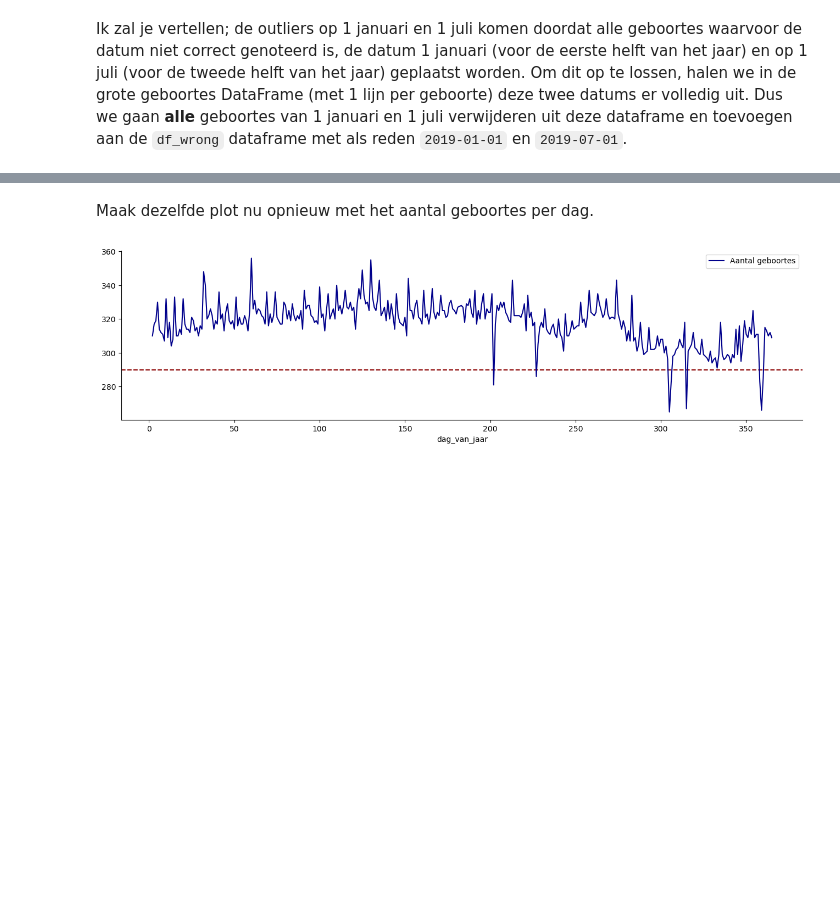
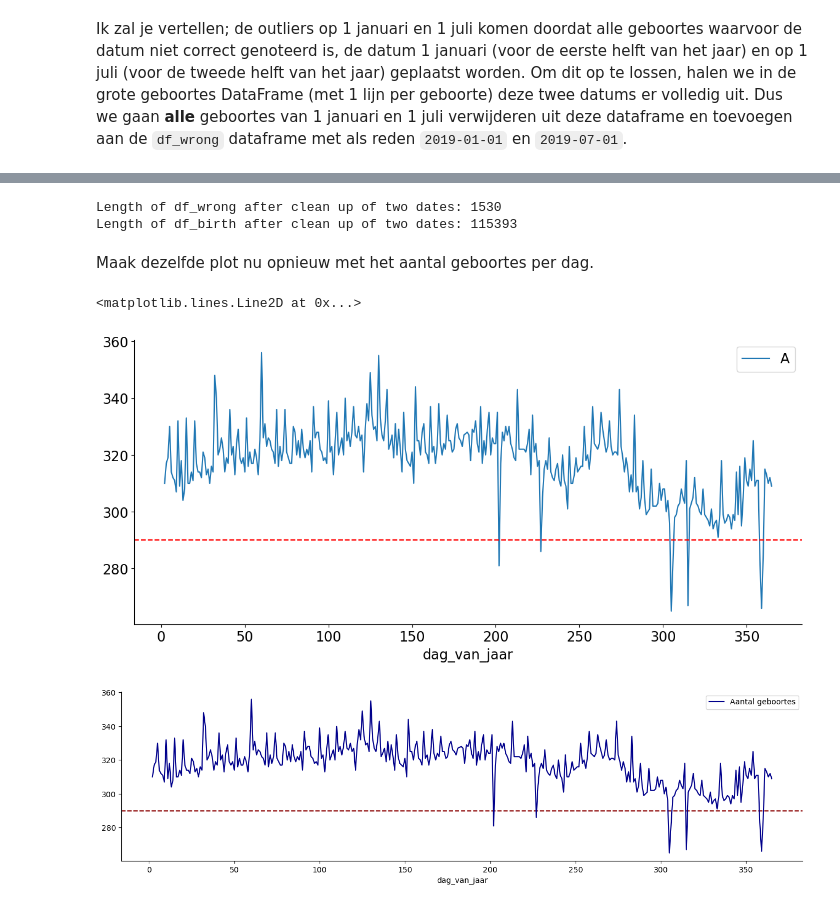
Before and after one commit to cdieltje/ExamenSyntra, a Jupyter notebook: notebooks/examen_deel1.ipynb, the cells around one changed output, grey strips where cells are left out. Cells and saved outputs as stored; diff of their text form; code cells hidden in the pictures; blank space fills up the shorter version.

```diff
--- a/notebooks/examen_deel1.ipynb
+++ b/notebooks/examen_deel1.ipynb
@@ -292,5 +254,38 @@ df_birth.head(5)
+# %%
+# wrong dates in a list
+wrong_dates = ['2019-01-01', '2019-07-01']
+
+# make new df_wrong with all the rows where geboortedatum is in list wrong_dates
+df_wrong_halfyr = df_birth[df_birth['geboortedatum'].isin(wrong_dates)].copy()
+df_wrong_halfyr['motivatie'] = df_wrong_halfyr.geboortedatum
+
+# append new wrong df to former df_wrong
+wrong_df_list = [df_wrong, df_wrong_halfyr]
+df_wrong = pd.concat(wrong_df_list)
+print('Length of df_wrong after clean up of two dates:', len(df_wrong))
+
+# get rows with two dates out of df_birth
+df_birth_clean = df_birth[~df_birth['geboortedatum'].isin(wrong_dates)].copy()
+print('Length of df_birth after clean up of two dates:', len(df_birth_clean))
+# %% [output]
+Length of df_wrong after clean up of two dates: 1530
+Length of df_birth after clean up of two dates: 115393
 # %% [markdown]
 Maak dezelfde plot nu opnieuw met het aantal geboortes per dag.
+# %%
+# Make df that is a groupby of count of df_birth per day after clean-up of two dates
+df_birth_day_clean = df_birth_clean.groupby('dag_van_jaar').count()
+df_birth_day_clean
+treshold = 290 # to do: find out how treshold of example is calculated
+
+# Make plot
+plt.plot(df_birth_day_clean.index, df_birth_day_clean['naam'])
+plt.xlabel('dag_van_jaar')
+plt.legend('Aantal geboortes')
+plt.axhline(y=treshold, color='r', linestyle='--')
+# %% [output]
+<matplotlib.lines.Line2D at 0x...>
+[figure, added]
 # %%
 # %% [output]
 [figure]
```
Also changed, not shown: parts of 14 cells of this notebook.
